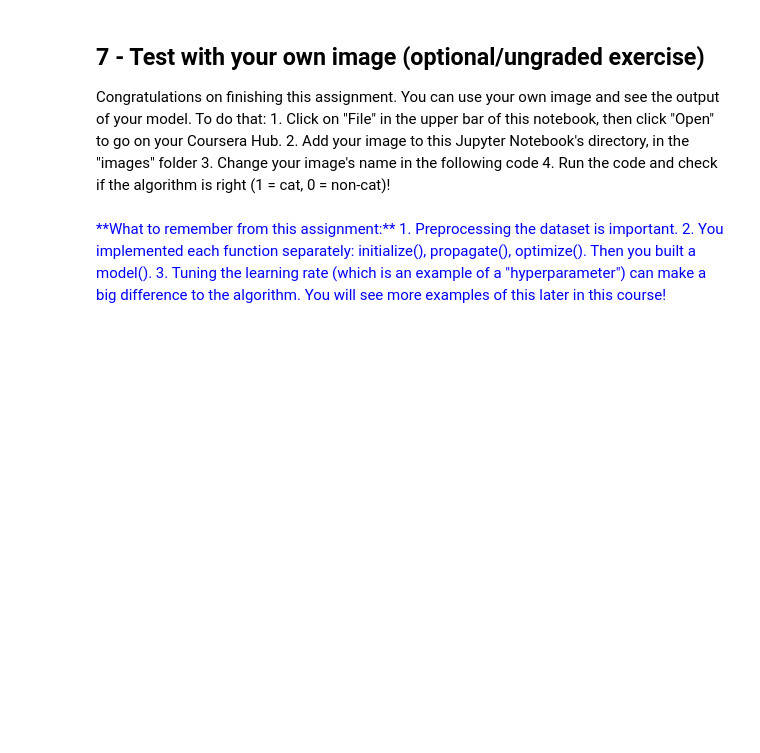
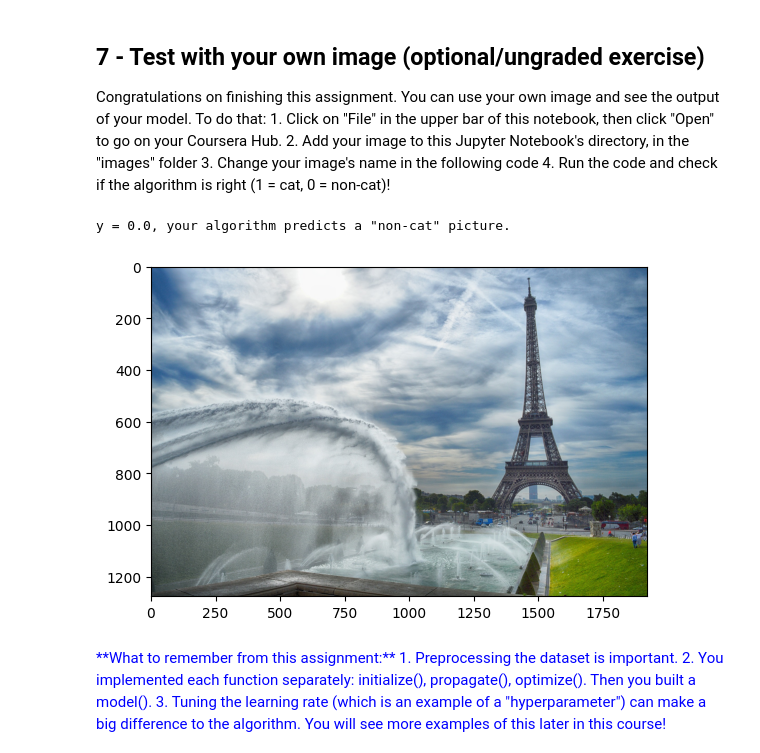
Before and after one commit to godpeny/laboratory, a Jupyter notebook: Lectures/cs230/Course-1/Week-2/Logistic Regression as a Neural Network/Logistic Regression with a Neural Network mindset v4.ipynb, the cells around one changed output. Drawn from its saved outputs; the diff is of its cells as text; code cells hidden in the pictures; blank space fills up the shorter version.

```diff
--- a/Lectures/cs230/Course-1/Week-2/Logistic Regression as a Neural Network/Logistic Regression with a Neural Network mindset v4.ipynb
+++ b/Lectures/cs230/Course-1/Week-2/Logistic Regression as a Neural Network/Logistic Regression with a Neural Network mindset v4.ipynb
@@ -324,14 +348,14 @@ def propagate(w, b, X, Y):
 
     # FORWARD PROPAGATION (FROM X TO COST)
     ### START CODE HERE ### (≈ 2 lines of code)
-    A = None                                    # compute activation
-    cost = None                                 # compute cost
+    A = sigmoid(np.dot(w.T,X) + b)              # compute activation
+    cost = -np.mean((Y * np.log(A)) + ((1-Y) * np.log(1-A)))                       # compute cost
     ### END CODE HERE ###
 
     # BACKWARD PROPAGATION (TO FIND GRAD)
     ### START CODE HERE ### (≈ 2 lines of code)
-    dw = None
-    db = None
+    dw = np.dot(X,(A - Y).T)  / m
+    db = np.mean(A-Y)
     ### END CODE HERE ###
 
     assert(dw.shape == w.shape)
@@ -409,7 +438,7 @@ def optimize(w, b, X, Y, num_iterations, learning_rate, print_cost = False):
 
         # Cost and gradient calculation (≈ 1-4 lines of code)
         ### START CODE HERE ###
-        grads, cost = None
+        grads, cost = propagate(w,b,X,Y)
         ### END CODE HERE ###
 
         # Retrieve derivatives from grads
@@ -418,8 +447,8 @@ def optimize(w, b, X, Y, num_iterations, learning_rate, print_cost = False):
 
         # update rule (≈ 2 lines of code)
         ### START CODE HERE ###
-        w = None
-        b = None
+        w = w - (learning_rate * dw)
+        b = b - (learning_rate * db)
         ### END CODE HERE ###
 
         # Record the costs
@@ -497,14 +532,17 @@ def predict(w, b, X):
 
     # Compute vector "A" predicting the probabilities of a cat being present in the picture
     ### START CODE HERE ### (≈ 1 line of code)
-    A = None
+    A = sigmoid(np.dot(w.T,X) + b)
     ### END CODE HERE ###
 
     for i in range(A.shape[1]):
 
         # Convert probabilities A[0,i] to actual predictions p[0,i]
         ### START CODE HERE ### (≈ 4 lines of code)
-        pass
+        if A[0,i] > 0.5:
+            Y_prediction[0,i] = 1
+        else:
+            Y_prediction[0,i] = 0
         ### END CODE HERE ###
 
     assert(Y_prediction.shape == (1, m))
@@ -570,18 +610,18 @@ def model(X_train, Y_train, X_test, Y_test, num_iterations = 2000, learning_rate
     ### START CODE HERE ###
 
     # initialize parameters with zeros (≈ 1 line of code)
-    w, b = None
+    w, b = initialize_with_zeros(X_train.shape[0])
 
     # Gradient descent (≈ 1 line of code)
-    parameters, grads, costs = None
+    parameters, grads, costs = optimize(w,b,X_train,Y_train,num_iterations, learning_rate, print_cost)
 
     # Retrieve parameters w and b from dictionary "parameters"
     w = parameters["w"]
     b = parameters["b"]
 
     # Predict test/train set examples (≈ 2 lines of code)
-    Y_prediction_test = None
-    Y_prediction_train = None
+    Y_prediction_test = predict(w,b,X_test)
+    Y_prediction_train = predict(w,b,X_train)
 
     ### END CODE HERE ###
 
@@ -695,17 +775,24 @@ Congratulations on finishing this assignment. You can use your own image and see
     4. Run the code and check if the algorithm is right (1 = cat, 0 = non-cat)!
 # %%
 ## START CODE HERE ## (PUT YOUR IMAGE NAME)
+from matplotlib.image import imread
+from PIL import Image
+
 my_image = "my_image.jpg"   # change this to the name of your image file
 ## END CODE HERE ##
 
 # We preprocess the image to fit your algorithm.
 fname = "images/" + my_image
-image = np.array(ndimage.imread(fname, flatten=False))
-my_image = scipy.misc.imresize(image, size=(num_px,num_px)).reshape((1, num_px*num_px*3)).T
+image = np.array(imread(fname))
+# my_image = scipy.misc.imresize(image, size=(num_px,num_px)).reshape((1, num_px*num_px*3)).T
+my_image = np.array(Image.fromarray(image).resize((num_px,num_px))).reshape((1, num_px*num_px*3)).T
 my_predicted_image = predict(d["w"], d["b"], my_image)
 
 plt.imshow(image)
 print("y = " + str(np.squeeze(my_predicted_image)) + ", your algorithm predicts a \"" + classes[int(np.squeeze(my_predicted_image)),].decode("utf-8") +  "\" picture.")
+# %% [output]
+y = 0.0, your algorithm predicts a "non-cat" picture.
+[figure, added]
 # %% [markdown]
 <font color='blue'>
 **What to remember from this assignment:**
```
Also changed, not shown: parts of 14 cells of this notebook.
